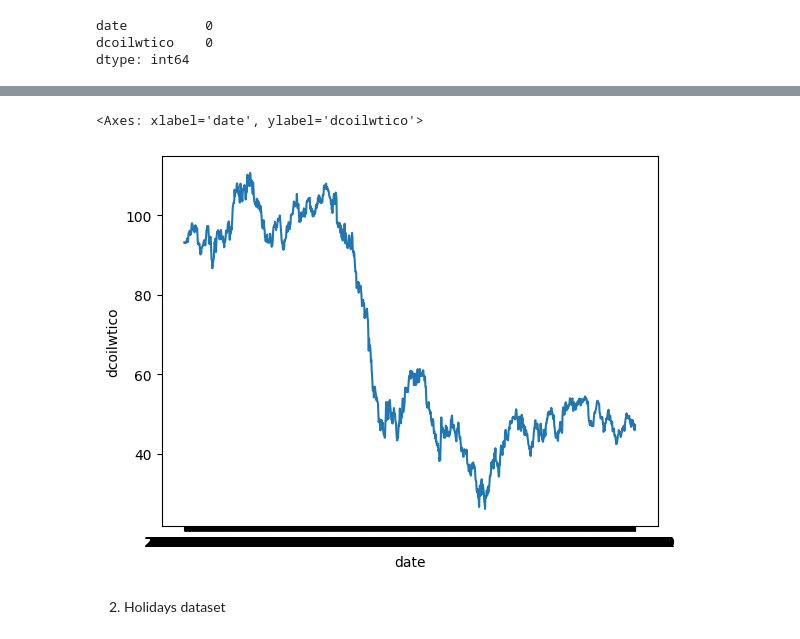
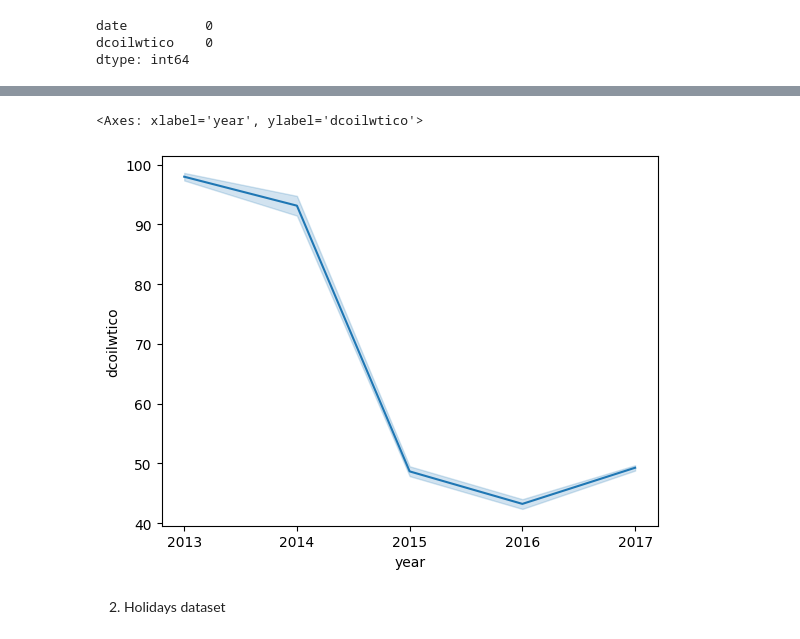
Before and after one commit to acies-udaykiran-rachamsetty/Capstone-Project, a Jupyter notebook: Notebooks/EDA.ipynb, the cells around one changed output, grey strips where cells are left out. Saved outputs shown, nothing was run; the diff lists cells and outputs as text; code cells hidden in the pictures.

```diff
--- a/Notebooks/EDA.ipynb
+++ b/Notebooks/EDA.ipynb
@@ -117,3 +117,11 @@ oil.isna().sum()
 date          0
 dcoilwtico    0
 dtype: int64
+# %%
+x = list(oil['date'].astype(str))
+
+y = []
+for i in x:
+    y.append(i[:4])
+oil['year'] = y
+oil
@@ -120,8 +142,8 @@ dtype: int64
 # %%
-sns.lineplot(data=oil,x="date",y="dcoilwtico")
+sns.lineplot(data=oil,x="year",y="dcoilwtico")
 # %% [output]
-<Axes: xlabel='date', ylabel='dcoilwtico'>
+<Axes: xlabel='year', ylabel='dcoilwtico'>
-[figure, old version]
+[figure, new version]
 # %% [markdown]
 2. Holidays dataset
 # %%
```
Also changed, not shown: parts of 33 cells of this notebook.
